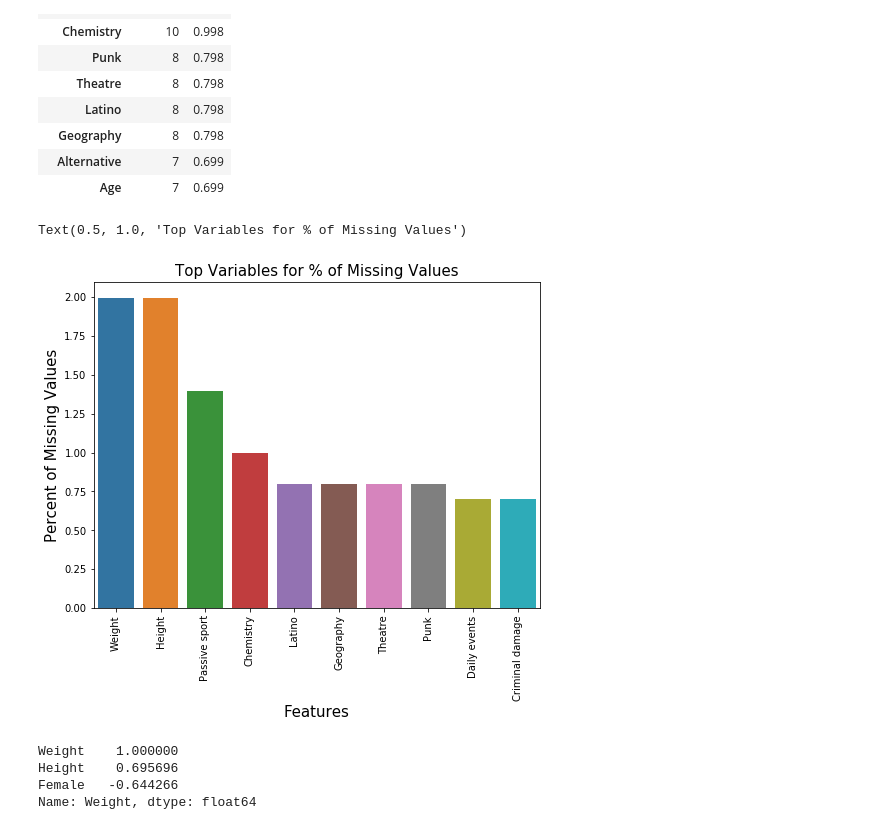
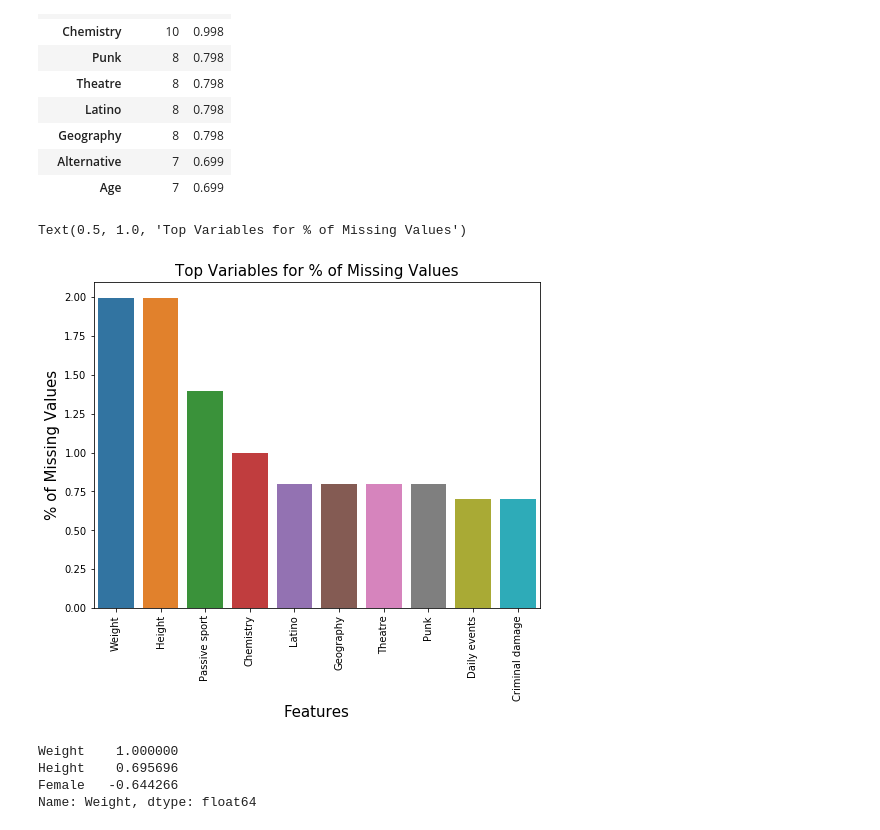
Before and after one commit to Shakk17/SmokerPredictor, a Jupyter notebook: data_analysis.ipynb, the cells around one changed output. Saved outputs shown, nothing was run; the diff lists cells and outputs as text; code cells hidden in the pictures.

Commit message:
Update before graphs

```diff
--- a/data_analysis.ipynb
+++ b/data_analysis.ipynb
@@ -260,13 +260,13 @@ missing_data.head(10)
 # %%
 f, ax = plt.subplots(figsize=(8,6))
 plt.xticks(rotation='90')
 sns.barplot(x=data_na.index[:10], y=data_na[:10])
 plt.xlabel('Features', fontsize=15)
-plt.ylabel('Percent of Missing Values', fontsize=15)
+plt.ylabel('% of Missing Values', fontsize=15)
 plt.title('Top Variables for % of Missing Values', fontsize=15)
 # %% [output]
 Text(0.5, 1.0, 'Top Variables for % of Missing Values')
-[figure, old version]
+[figure, new version]
 # %%
 corr_weight = corr["Weight"].sort_values(ascending=False)
 imp_corr_weight = corr_weight[corr_weight.abs() > 0.5]
```
Also changed, not shown: parts of 3 cells of this notebook, 1 other file.
